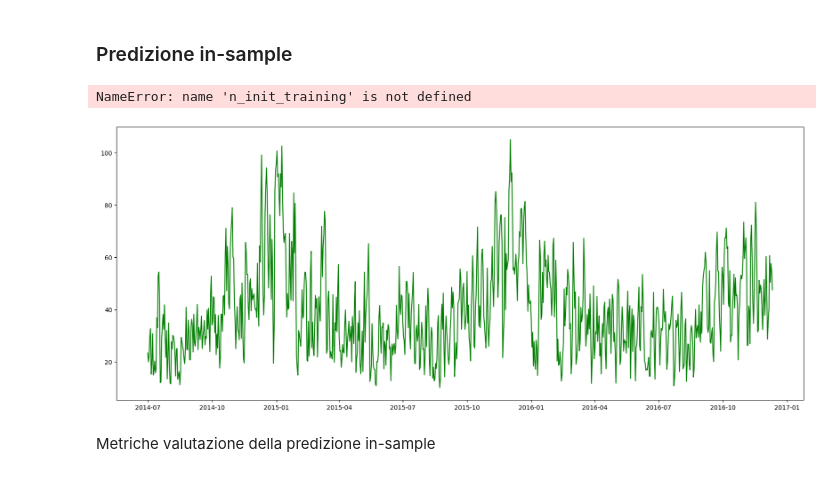
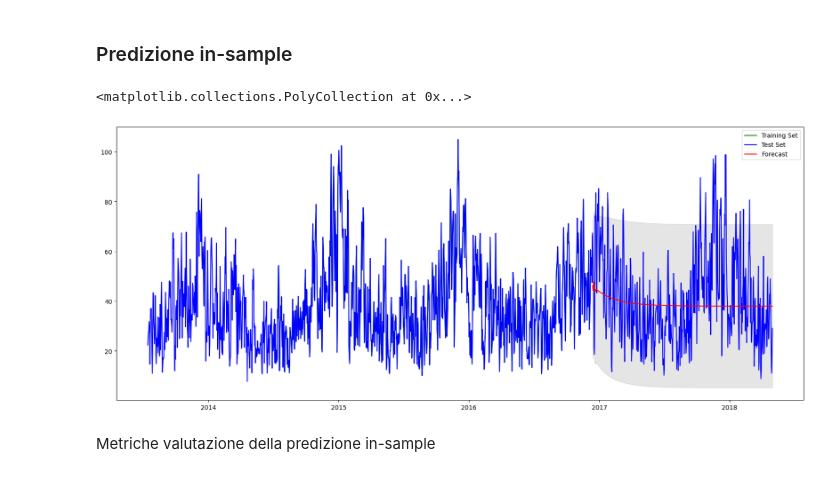
Before and after one commit to ChiaraAmalia/DataScience2Project, a Jupyter notebook: forecastingNO2.ipynb, the cells around one changed output. Cells and saved outputs as stored; diff of their text form; code cells hidden in the pictures.

```diff
--- a/forecastingNO2.ipynb
+++ b/forecastingNO2.ipynb
@@ -172,15 +172,15 @@ plt.fill_between(x2.index, x2['mean_ci_lower'], x2['mean_ci_upper'], color='k',
 # %%
 fig = plt.figure(figsize=(20,8))
 x_last = results_last.get_prediction(start=(n_init_training_last+1), end=(nobs_last-1)).summary_frame()
 
 plt.plot(init_training_last['2014-07-01':], color='g')
-plt.plot(forNo[n_init_training+1:],color='b')
+plt.plot(forNo[n_init_training_last+1:],color='b')
 plt.plot(x_last['mean'], color='r')
 plt.legend([ 'Training Set','Test Set', 'Forecast'])
 plt.fill_between(x_last.index, x_last['mean_ci_lower'], x_last['mean_ci_upper'], color='k', alpha=0.1)
 # %% [output]
-NameError: name 'n_init_training' is not defined
+<matplotlib.collections.PolyCollection at 0x...>
-[figure, old version]
+[figure, new version]
 # %% [markdown]
 Metriche valutazione della predizione in-sample
 # %%
```
Also changed, not shown: parts of 4 cells of this notebook.
